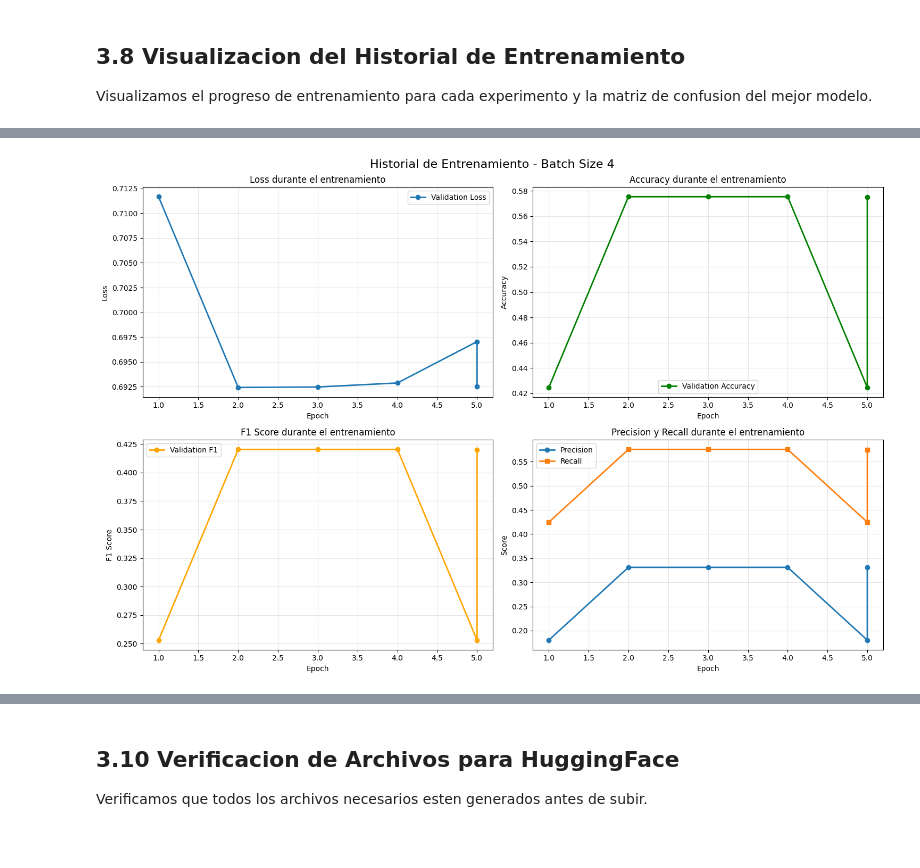
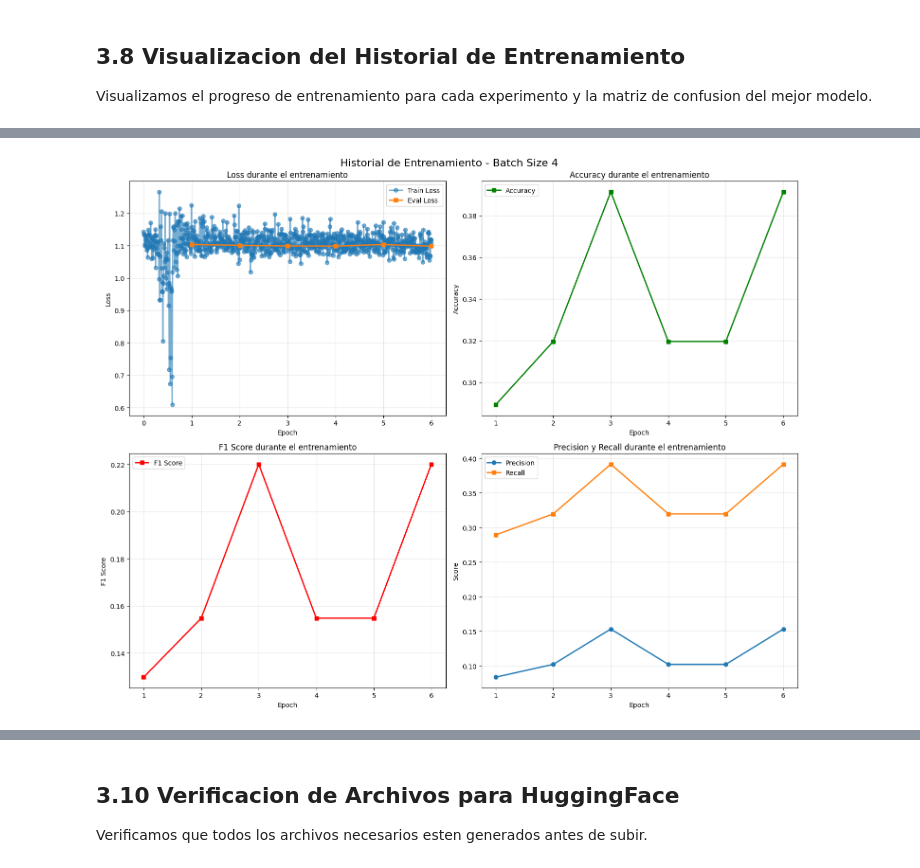
Before and after one commit to Yenreh/Workshop2PLN, a Jupyter notebook: Tarea2_Punto3.ipynb, the cells around one changed output, grey strips where cells are left out. Drawn from its saved outputs; the diff is of its cells as text; code cells hidden in the pictures.

```diff
--- a/Tarea2_Punto3.ipynb
+++ b/Tarea2_Punto3.ipynb
@@ -367,16 +447,18 @@ Tokens: ['<s>', '▁las', 'mañ', 'ana', 'sson', 'me', 'jo', 'res', 'si', '▁la
 
 Configuramos el modelo con pesos de clase para manejar el desbalanceo de datos.
 # %%
-# Calcular class weights para balancear clases
+# Calcular class weights para balancear clases (dinamico segun num_classes)
+unique_labels = sorted(df['label'].unique())
 class_weights = compute_class_weight(
     class_weight='balanced',
-    classes=np.array([0, 1]),
+    classes=np.array(unique_labels),
     y=train_labels
 )
 
 class_weights = torch.tensor(class_weights, dtype=torch.float)
-print(f"Class weights calculados:")
-print(f"  Clase 0 (Negativo): {class_weights[0]:.4f}")
-print(f"  Clase 1 (Positivo): {class_weights[1]:.4f}")
-print("\nEstos pesos se usaran en el WeightedLossTrainer para balancear las clases")
+print(f"Class weights calculados para {len(class_weights)} clases:")
+for i, weight in enumerate(class_weights):
+    label_text = [k for k, v in label_map.items() if v == i][0]
+    print(f"  Clase {i} ({label_text}): {weight:.4f}")
+print("\nSe aplicara weighted loss durante el entrenamiento")
 # %% [output]
@@ -894,54 +973,65 @@ Tabla comparativa guardada en: ./results/punto3_experiments_comparison.csv
 
 Visualizamos el progreso de entrenamiento para cada experimento y la matriz de confusion del mejor modelo.
 # %%
-# Visualizar historial de entrenamiento para cada experimento
-for exp_name, exp_results in all_experiments.items():
-    batch_size = exp_results['batch_size']
-    history = exp_results['history']
+# Crear visualizaciones para cada experimento
+for batch_size in BATCH_SIZES:
+    exp_name = f'batch_size_{batch_size}'
+
+    if exp_name not in all_experiments:
+        continue
+
+    history = all_experiments[exp_name]['training_history']
 
     print(f"\n{'='*80}")
-    print(f"HISTORIAL DE ENTRENAMIENTO - Batch Size: {batch_size}")
+    print(f"VISUALIZANDO: Batch Size = {batch_size}")
     print(f"{'='*80}")
 
     # Crear figura con subplots
-    fig, axes = plt.subplots(2, 2, figsize=(15, 10))
+    fig, axes = plt.subplots(2, 2, figsize=(15, 12))
     fig.suptitle(f'Historial de Entrenamiento - Batch Size {batch_size}', fontsize=16)
 
-    # Loss
+    # Obtener epochs (considerando que puede haber mas train_loss que eval_loss)
+    num_epochs = len(history['epoch'])
+    epochs = history['epoch']
+
+    # 1. Loss (train y eval)
+    ax = axes[0, 0]
+    if history['train_loss']:
+        train_steps = np.linspace(0, num_epochs, len(history['train_loss']))
+        ax.plot(train_steps, history['train_loss'], 'o-', label='Train Loss', alpha=0.6, linewidth=2)
     if history['eval_loss']:
-        ax = axes[0, 0]
-        epochs = history['epoch']
-        ax.plot(epochs, history['eval_loss'], 'o-', label='Validation Loss', linewidth=2)
-        ax.set_xlabel('Epoch')
-        ax.set_ylabel('Loss')
-        ax.set_title('Loss durante el entrenamiento')
-        ax.legend()
-        ax.grid(True, alpha=0.3)
+        ax.plot(epochs, history['eval_loss'], 's-', label='Eval Loss', linewidth=2)
+    ax.set_xlabel('Epoch')
+    ax.set_ylabel('Loss')
+    ax.set_title('Loss durante el entrenamiento')
+    ax.legend()
+    ax.grid(True, alpha=0.3)
 
-    # Accuracy
+    # 2. Accuracy
+    ax = axes[0, 1]
     if history['eval_accuracy']:
-        ax = axes[0, 1]
-        ax.plot(epochs, history['eval_accuracy'], 'o-', label='Validation Accuracy', color='green', linewidth=2)
+        ax.plot(epochs, history['eval_accuracy'], 's-', label='Accuracy', color='green', linewidth=2)
         ax.set_xlabel('Epoch')
         ax.set_ylabel('Accuracy')
         ax.set_title('Accuracy durante el entrenamiento')
         ax.legend()
         ax.grid(True, alpha=0.3)
 
-    # F1 Score
+    # 3. F1 Score
+    ax = axes[1, 0]
     if history['eval_f1']:
-        ax = axes[1, 0]
-        ax.plot(epochs, history['eval_f1'], 'o-', label='Validation F1', color='orange', linewidth=2)
+        ax.plot(epochs, history['eval_f1'], 's-', label='F1 Score', color='red', linewidth=2)
         ax.set_xlabel('Epoch')
         ax.set_ylabel('F1 Score')
         ax.set_title('F1 Score durante el entrenamiento')
         ax.legend()
         ax.grid(True, alpha=0.3)
 
-    # Precision y Recall
-    if history['eval_precision'] and history['eval_recall']:
-        ax = axes[1, 1]
+    # 4. Precision y Recall
+    ax = axes[1, 1]
+    if history['eval_precision']:
         ax.plot(epochs, history['eval_precision'], 'o-', label='Precision', linewidth=2)
+    if history['eval_recall']:
         ax.plot(epochs, history['eval_recall'], 's-', label='Recall', linewidth=2)
         ax.set_xlabel('Epoch')
         ax.set_ylabel('Score')
@@ -962,14 +1052,15 @@ best_cm = np.array(all_experiments[best_exp_name]['confusion_matrix'])
 print(f"\n{'='*80}")
 print(f"MATRIZ DE CONFUSION - MEJOR MODELO (Batch Size: {best_batch})")
 print(f"{'='*80}")
-print(f"\n{'':15} {'Pred Negativo':>15} {'Pred Positivo':>15}")
-print(f"{'Real Negativo':<15} {best_cm[0,0]:>15} {best_cm[0,1]:>15}")
-print(f"{'Real Positivo':<15} {best_cm[1,0]:>15} {best_cm[1,1]:>15}")
+print(f"\n{'':15} {'Pred Negativo':>15} {'Pred Neutral':>15} {'Pred Positivo':>15}")
+print(f"{'Real Negativo':<15} {best_cm[0,0]:>15} {best_cm[0,1]:>15} {best_cm[0,2]:>15}")
+print(f"{'Real Neutral':<15} {best_cm[1,0]:>15} {best_cm[1,1]:>15} {best_cm[1,2]:>15}")
+print(f"{'Real Positivo':<15} {best_cm[2,0]:>15} {best_cm[2,1]:>15} {best_cm[2,2]:>15}")
 
-fig, ax = plt.subplots(figsize=(8, 6))
+fig, ax = plt.subplots(figsize=(10, 8))
 sns.heatmap(best_cm, annot=True, fmt='d', cmap='Blues',
-            xticklabels=['Negativo', 'Positivo'],
-            yticklabels=['Negativo', 'Positivo'],
+            xticklabels=['Negativo', 'Neutral', 'Positivo'],
+            yticklabels=['Negativo', 'Neutral', 'Positivo'],
             ax=ax)
 ax.set_xlabel('Prediccion')
 ax.set_ylabel('Real')
@@ -985,5 +1076,5 @@ HISTORIAL DE ENTRENAMIENTO - Batch Size: 4
 ================================================================================
 Grafica guardada en: ./output/punto3/batch_size_4/training_history.png
 Grafica guardada en: ./output/punto3/batch_size_4/training_history.png
-[figure, old version]
+[figure, new version]
 ================================================================================
```
Also changed, not shown: parts of 16 cells of this notebook, 10 other files.
